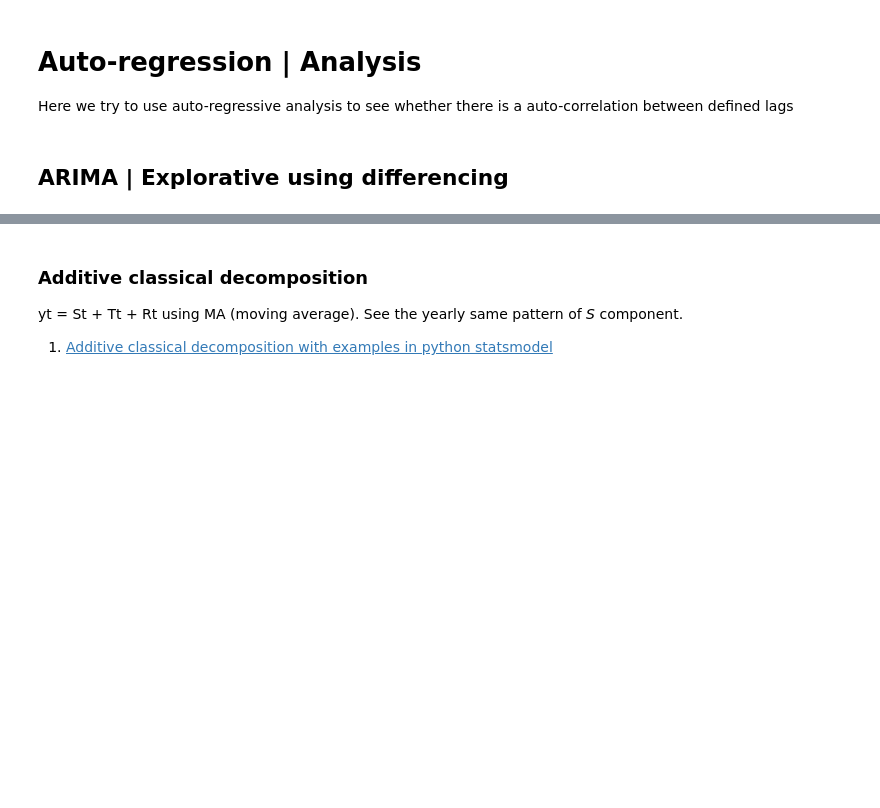
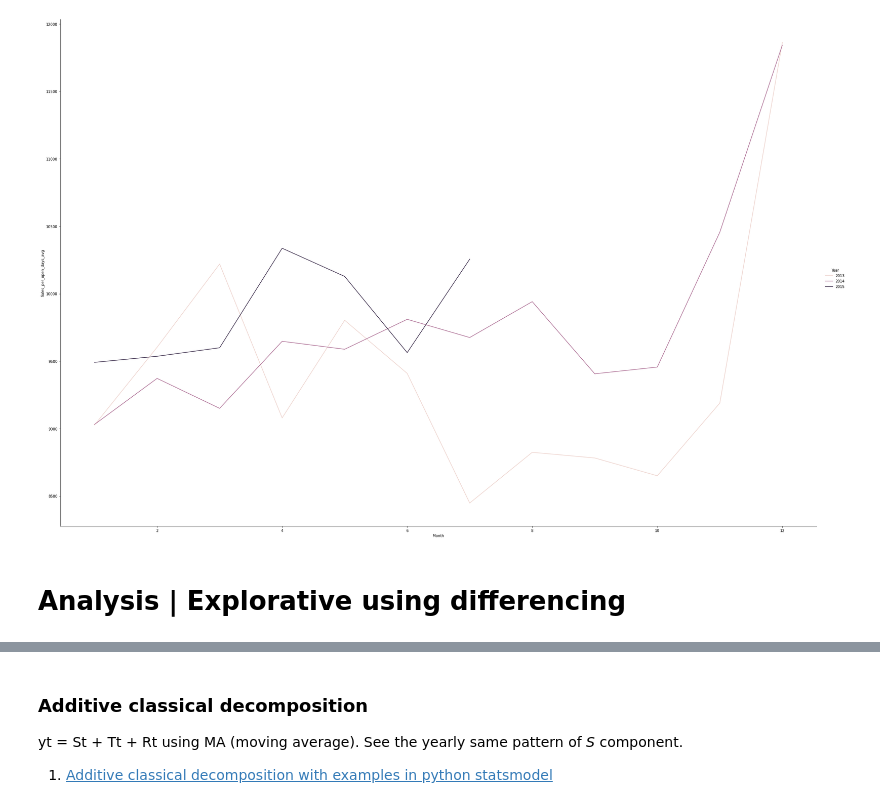
Before and after one commit to bruennijs/kaggle_rossmann_sales, a Jupyter notebook: regression_monthly.ipynb, the cells around one changed output, grey strips where cells are left out. Drawn from its saved outputs; the diff is of its cells as text; code cells hidden in the pictures; blank space fills up the shorter version.

```diff
--- a/regression_monthly.ipynb
+++ b/regression_monthly.ipynb
@@ -111,5 +102,12 @@ for interval in [("2014-{}-01".format(month), "2014-{}-01".format(month+1)) for
-# %% [markdown]
-# Auto-regression | Analysis
-
-Here we try to use auto-regressive analysis to see whether there is a auto-correlation between defined lags
+# %%
+g = sns.relplot(data=df_store_1_monthly_sum.loc['2013-01':],
+                x="Month",
+                y='Sales_per_open_days_avg',
+                hue='Year',
+                kind='line',
+                markers=True,
+                height=20.0, aspect=1.5)
+plt.show()
+# %% [output]
+[figure, added]
 # %%
@@ -140,5 +159,5 @@ def plot_series_acf_histogram(Yt: Series, lags=5, plot_lag_plot=False, hist_bins
 # %% [markdown]
-## ARIMA | Explorative using differencing
+# Analysis | Explorative using differencing
 # %%
 from statsmodels.tsa.statespace.tools import diff
 
```
Also changed, not shown: parts of 22 cells of this notebook.
